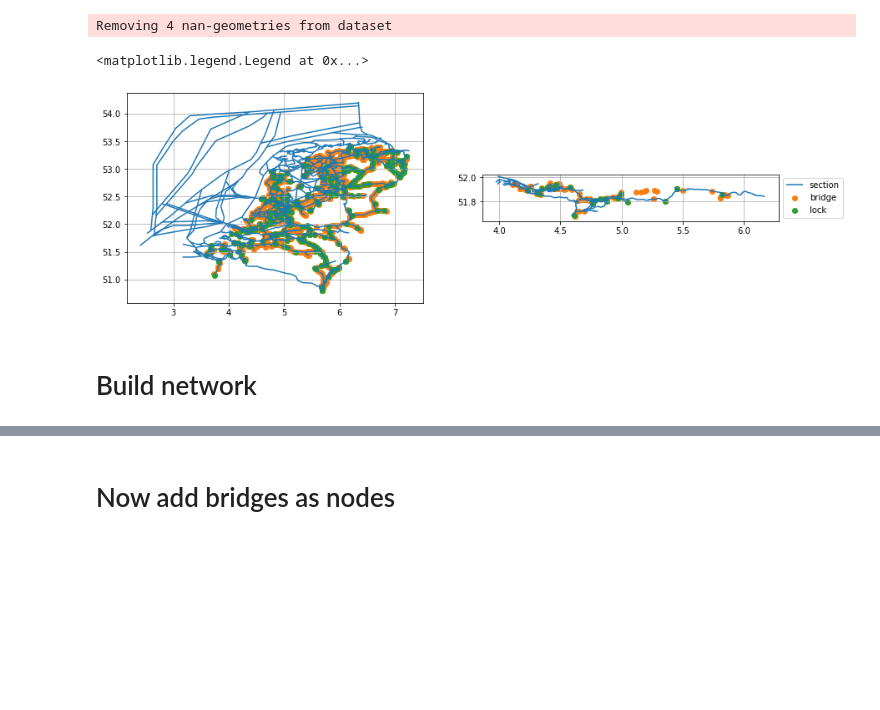
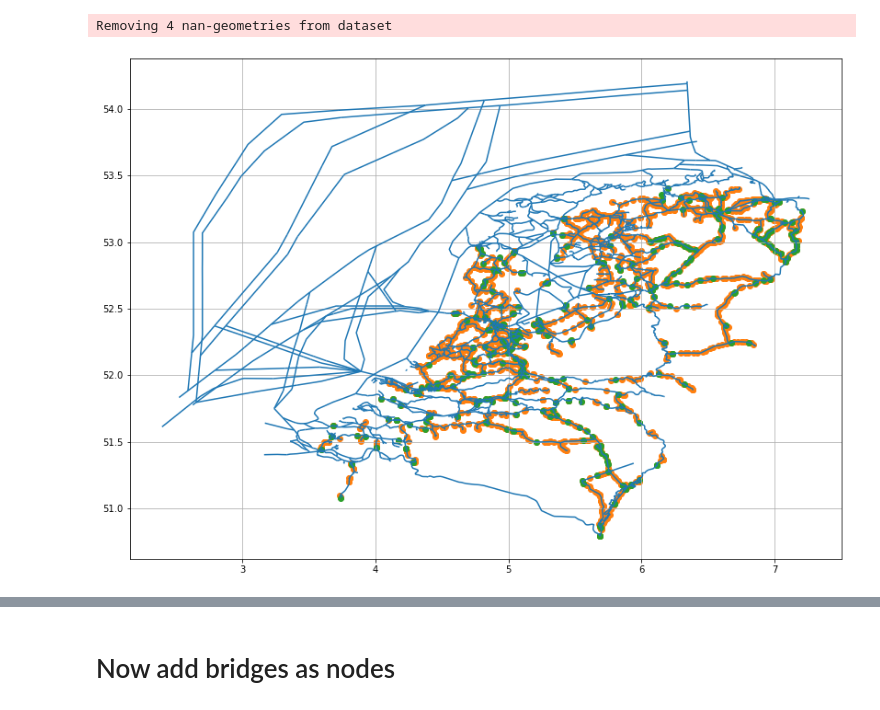
Before and after one commit to Deltares-research/digitaltwin-waterway, a Jupyter notebook: notebooks/Build_FIS_network.ipynb, the cells around one changed output, grey strips where cells are left out. Saved outputs shown, nothing was run; the diff lists cells and outputs as text; code cells hidden in the pictures; blank space fills up the shorter version.

Commit message:
updated version with Jurjen. Always store full network

```diff
--- a/notebooks/Build_FIS_network.ipynb
+++ b/notebooks/Build_FIS_network.ipynb
@@ -214,17 +73,8 @@ locks_selection_grouped = group_subobjects(locks_selection, fieldname='Id')
 # %%
-f, ax  = plt.subplots(figsize=(14,10), ncols=2)
-section.plot(color='C0', ax=ax[0])
-bridges.plot(c='C1', ax=ax[0])
-locks.plot(c='C2', ax=ax[0])
-ax[0].grid()
-
-section_selection.plot(color='C0', ax=ax[1], label='section')
-bridges_selection_grouped.plot(c='C1', ax=ax[1], label='bridge')
-locks_selection_grouped.plot(c='C2', ax=ax[1], label='lock')
-ax[1].grid()
-ax[1].legend(bbox_to_anchor=(1, 0.5), loc='center left')
+f, ax  = plt.subplots(figsize=(14,10))
+section.plot(color='C0', ax=ax)
+bridges.plot(c='C1', ax=ax)
+locks.plot(c='C2', ax=ax)
+ax.grid()
 # %% [output]
-<matplotlib.legend.Legend at 0x...>
-[figure, old version]
+[figure, new version]
-# %% [markdown]
-# Build network
```
Also changed, not shown: parts of 24 cells of this notebook.
